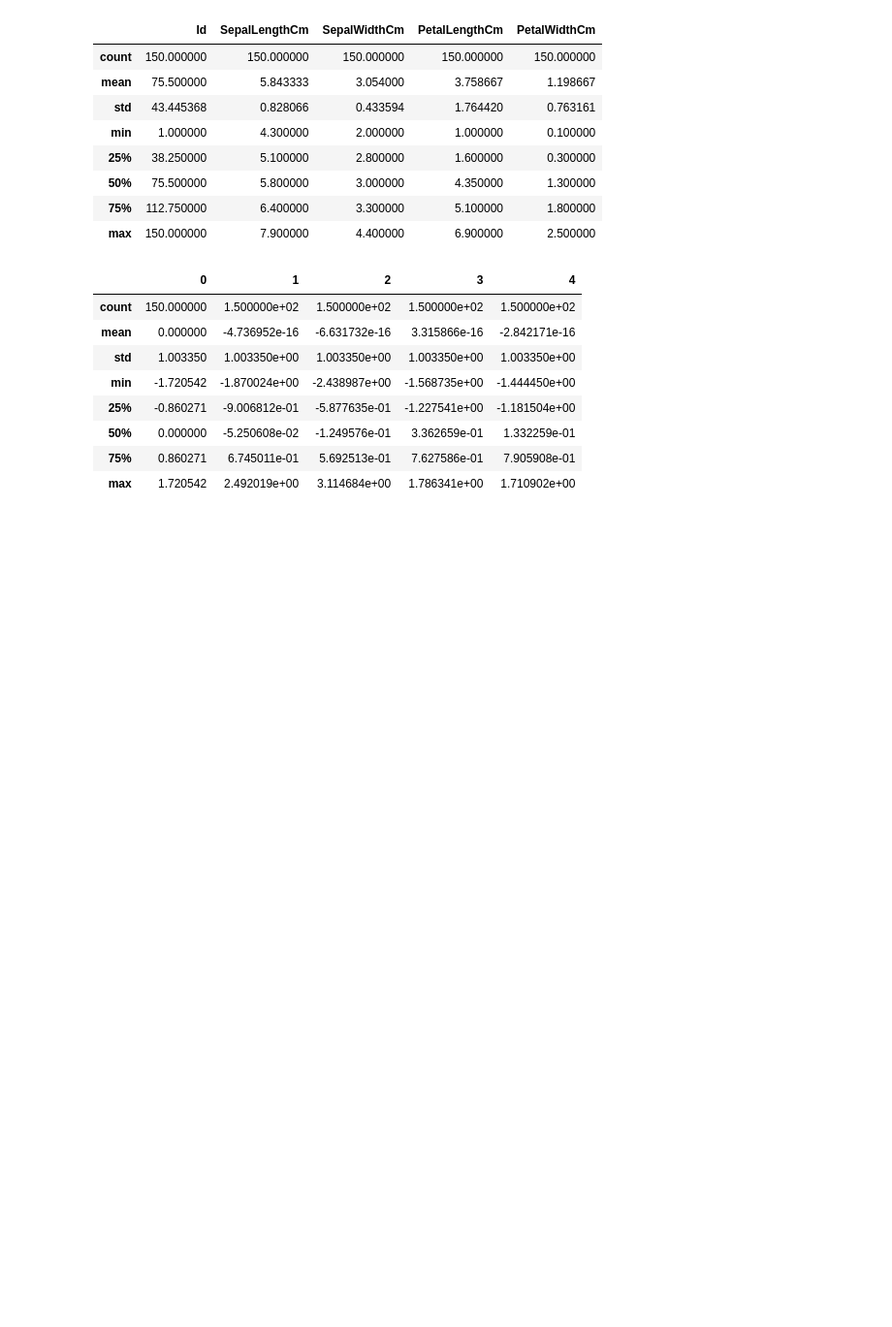
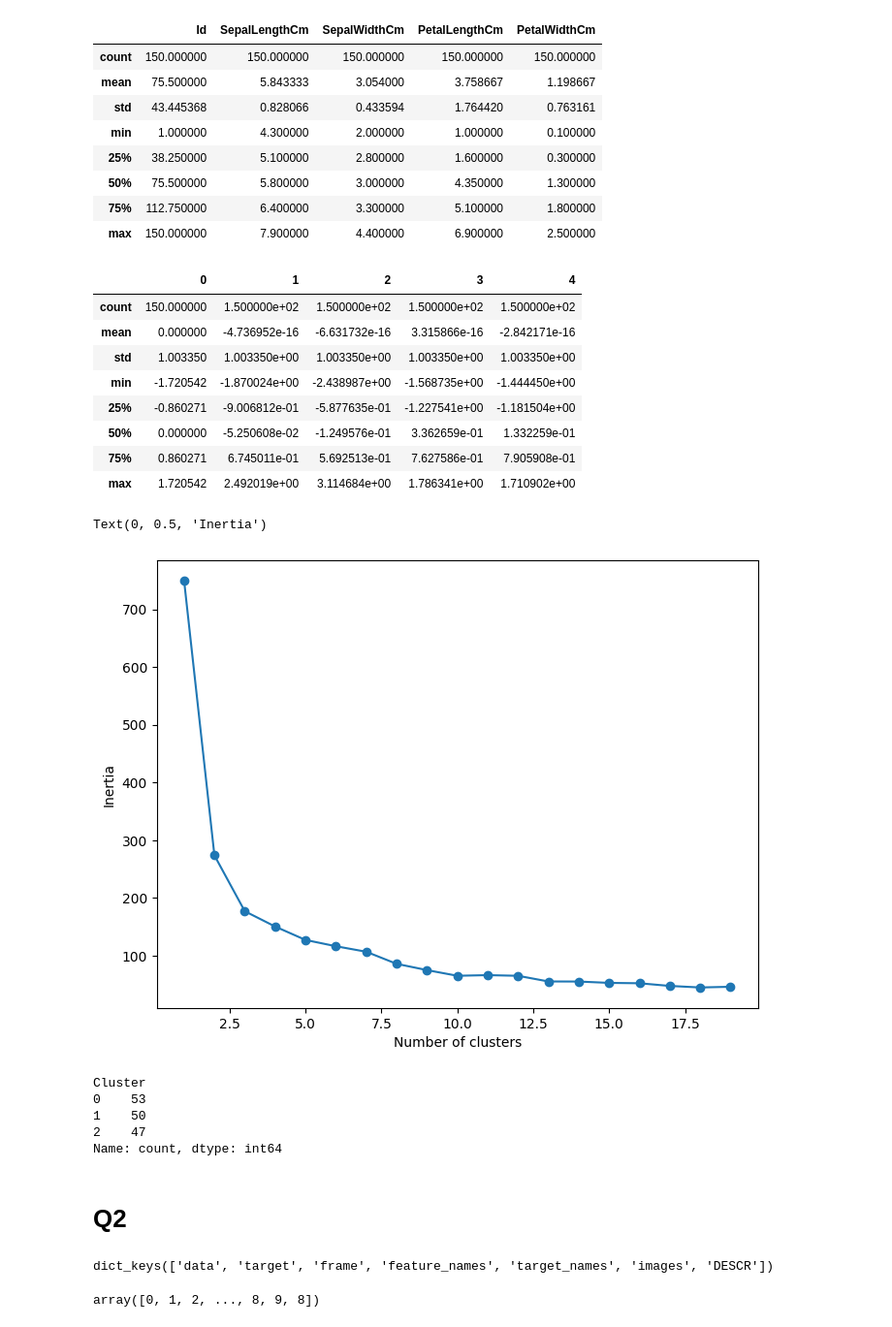
Before and after one commit to Muhammed-Owais01/PAILabFall2024, a Jupyter notebook: Lab12/k230047_12.ipynb, the cells around one changed output. Shown at 97% size. Drawn from its saved outputs; the diff is of its cells as text; code cells hidden in the pictures; blank space fills up the shorter version.

```diff
--- a/Lab12/k230047_12.ipynb
+++ b/Lab12/k230047_12.ipynb
@@ -43,3 +46,44 @@ pd.DataFrame(data_scaled).describe()
 | 50% | 0.000000 | -5.250608e-02 | -1.249576e-01 | 3.362659e-01 | 1.332259e-01 |
 | 75% | 0.860271 | 6.745011e-01 | 5.692513e-01 | 7.627586e-01 | 7.905908e-01 |
 | max | 1.720542 | 2.492019e+00 | 3.114684e+00 | 1.786341e+00 | 1.710902e+00 |
+# %%
+SSE = []
+for cluster in range(1, 20):
+    kmeans = KMeans(n_clusters=cluster, init='k-means++')
+    kmeans.fit(data_scaled)
+    SSE.append(kmeans.inertia_)
+
+frame = pd.DataFrame({ 'Cluster': range(1, 20), 'SSE': SSE })
+plt.figure(figsize=(8, 6))
+plt.plot(frame['Cluster'], frame['SSE'], marker='o')
+plt.xlabel('Number of clusters')
+plt.ylabel('Inertia')
+# %% [output]
+Text(0, 0.5, 'Inertia')
+[figure, added]
+# %%
+# 3 - 4 are the best cluster values
+kmeans = KMeans(n_clusters=3, init='k-means++')
+kmeans.fit(data_scaled)
+prediction = kmeans.predict(data_scaled)
+
+frame = pd.DataFrame(data_scaled)
+frame['Cluster'] = prediction
+frame['Cluster'].value_counts()
+# %% [output]
+Cluster
+0    53
+1    50
+2    47
+Name: count, dtype: int64
+# %% [markdown]
+# Q2
+# %%
+hand_digits = load_digits()
+hand_digits.keys()
+# %% [output]
+dict_keys(['data', 'target', 'frame', 'feature_names', 'target_names', 'images', 'DESCR'])
+# %%
+hand_digits['target']
+# %% [output]
+array([0, 1, 2, ..., 8, 9, 8])
```
Also changed, not shown: parts of 9 cells of this notebook.
